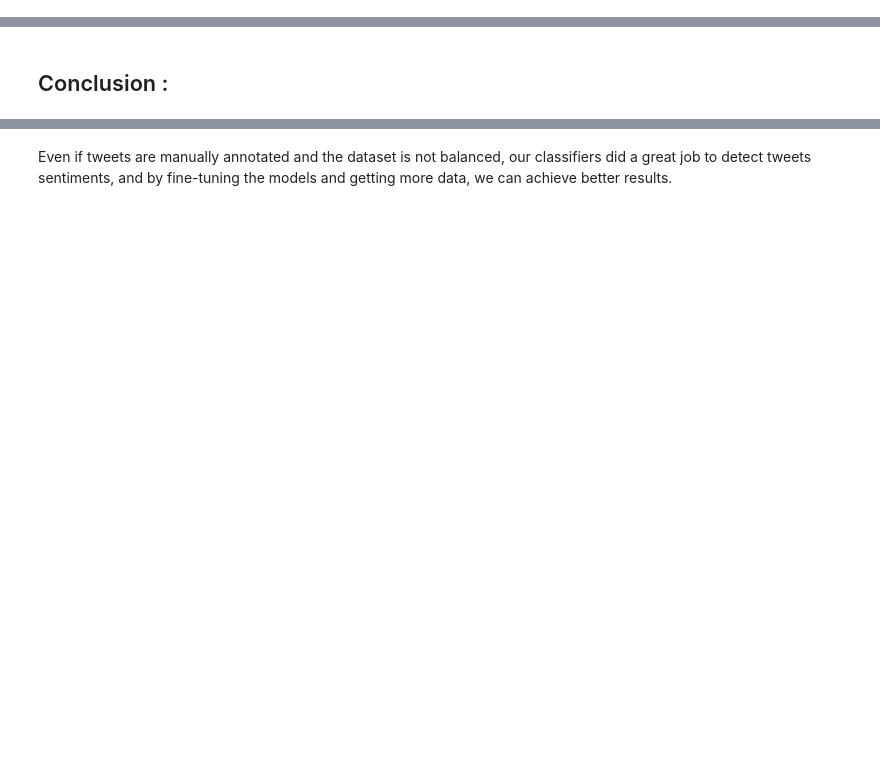
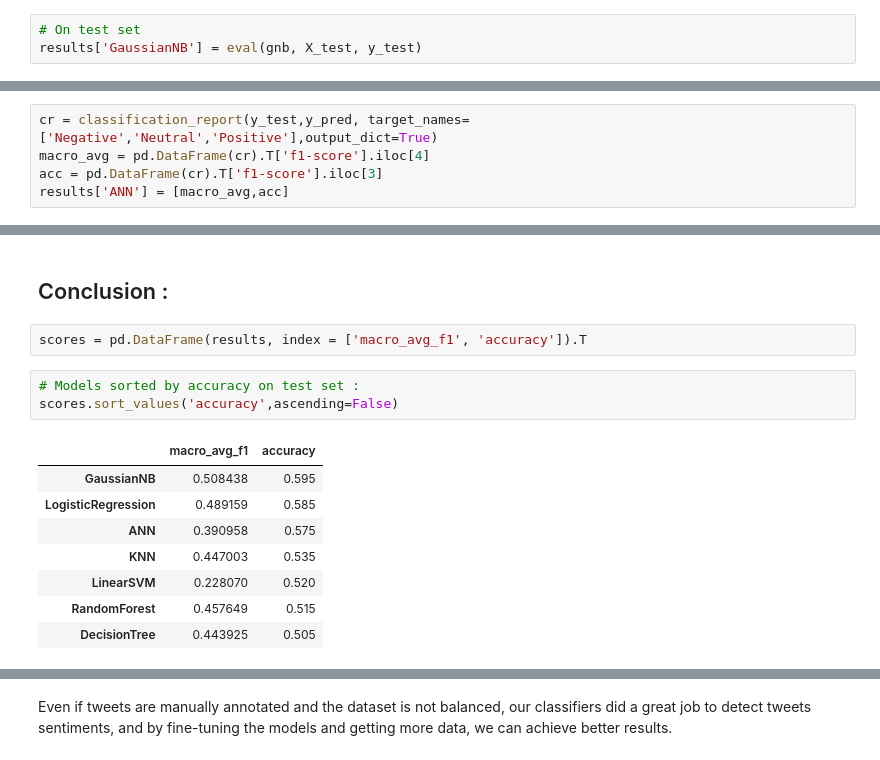
Before and after one commit to saadberr/NLP_Tweets_SentimentAnalysis, a Jupyter notebook: SentimentAnalysis_SentiWordnet.ipynb, the cells around one changed output, grey strips where cells are left out. Drawn from its saved outputs; the diff is of its cells as text; blank space fills up the shorter version.

```diff
--- a/SentimentAnalysis_SentiWordnet.ipynb
+++ b/SentimentAnalysis_SentiWordnet.ipynb
@@ -645,0 +684,3 @@ weighted avg       0.58      0.60      0.57       200
+# %%
+# On test set
+results['GaussianNB'] = eval(gnb, X_test, y_test)
@@ -729,3 +779,8 @@ for i in range(len(pred)):
+# %%
+cr = classification_report(y_test,y_pred, target_names=['Negative','Neutral','Positive'],output_dict=True)
+macro_avg = pd.DataFrame(cr).T['f1-score'].iloc[4]
+acc = pd.DataFrame(cr).T['f1-score'].iloc[3]
+results['ANN'] = [macro_avg,acc]
 # %%
 # On test set
 print(classification_report(y_test, y_pred, target_names=['Negative', 'Neutral', 'Positive']))
@@ -742,2 +797,16 @@ weighted avg       0.56      0.57      0.49       200
 # %% [markdown]
 ## Conclusion :
+# %%
+scores = pd.DataFrame(results, index = ['macro_avg_f1', 'accuracy']).T
+# %%
+# Models sorted by accuracy on test set :
+scores.sort_values('accuracy',ascending=False)
+# %% [output]
+|  | macro_avg_f1 | accuracy |
+| GaussianNB | 0.508438 | 0.595 |
+| LogisticRegression | 0.489159 | 0.585 |
+| ANN | 0.390958 | 0.575 |
+| KNN | 0.447003 | 0.535 |
+| LinearSVM | 0.228070 | 0.520 |
+| RandomForest | 0.457649 | 0.515 |
+| DecisionTree | 0.443925 | 0.505 |
```
Also changed, not shown: parts of 24 cells of this notebook.
